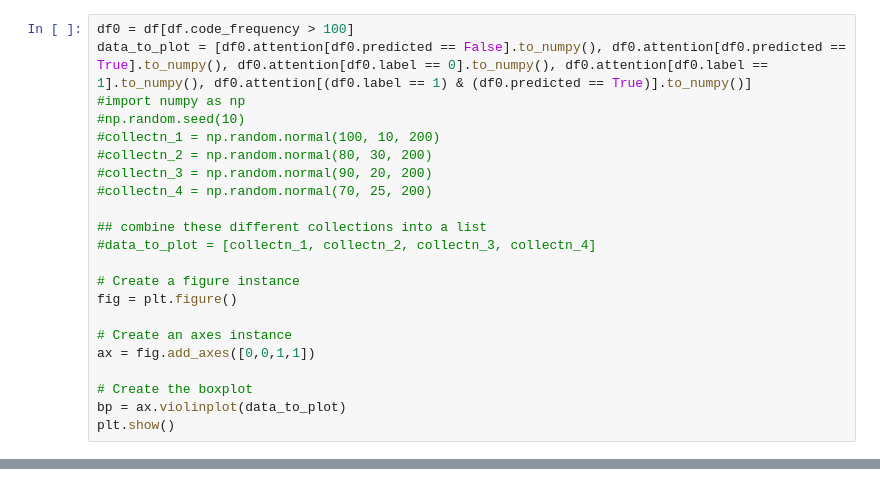
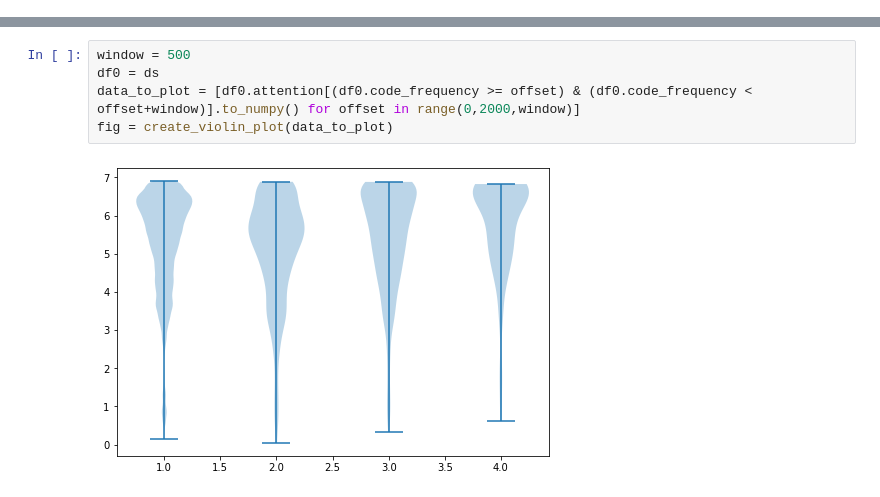
Before and after one commit to dmcinerney/ehr-extraction-models, a Jupyter notebook: Untitled.ipynb, the cells around one changed output, grey strips where cells are left out. Drawn from its saved outputs; the diff is of its cells as text.

```diff
--- a/Untitled.ipynb
+++ b/Untitled.ipynb
@@ -73,22 +0,0 @@ plt.plot(df.predicted,df.attention,'.')
-# %%
-df0 = df[df.code_frequency > 100]
-data_to_plot = [df0.attention[df0.predicted == False].to_numpy(), df0.attention[df0.predicted == True].to_numpy(), df0.attention[df0.label == 0].to_numpy(), df0.attention[df0.label == 1].to_numpy(), df0.attention[(df0.label == 1) & (df0.predicted == True)].to_numpy()]
-#import numpy as np
-#np.random.seed(10)
-#collectn_1 = np.random.normal(100, 10, 200)
-#collectn_2 = np.random.normal(80, 30, 200)
-#collectn_3 = np.random.normal(90, 20, 200)
-#collectn_4 = np.random.normal(70, 25, 200)
-
-## combine these different collections into a list
-#data_to_plot = [collectn_1, collectn_2, collectn_3, collectn_4]
-
-# Create a figure instance
-fig = plt.figure()
-
-# Create an axes instance
-ax = fig.add_axes([0,0,1,1])
-
-# Create the boxplot
-bp = ax.violinplot(data_to_plot)
-plt.show()
@@ -172,0 +122,7 @@ df
+# %%
+window = 500
+df0 = ds
+data_to_plot = [df0.attention[(df0.code_frequency >= offset) & (df0.code_frequency < offset+window)].to_numpy() for offset in range(0,2000,window)]
+fig = create_violin_plot(data_to_plot)
+# %% [output]
+[figure, added]
```
Also changed, not shown: parts of 38 cells of this notebook, 6 other files.
